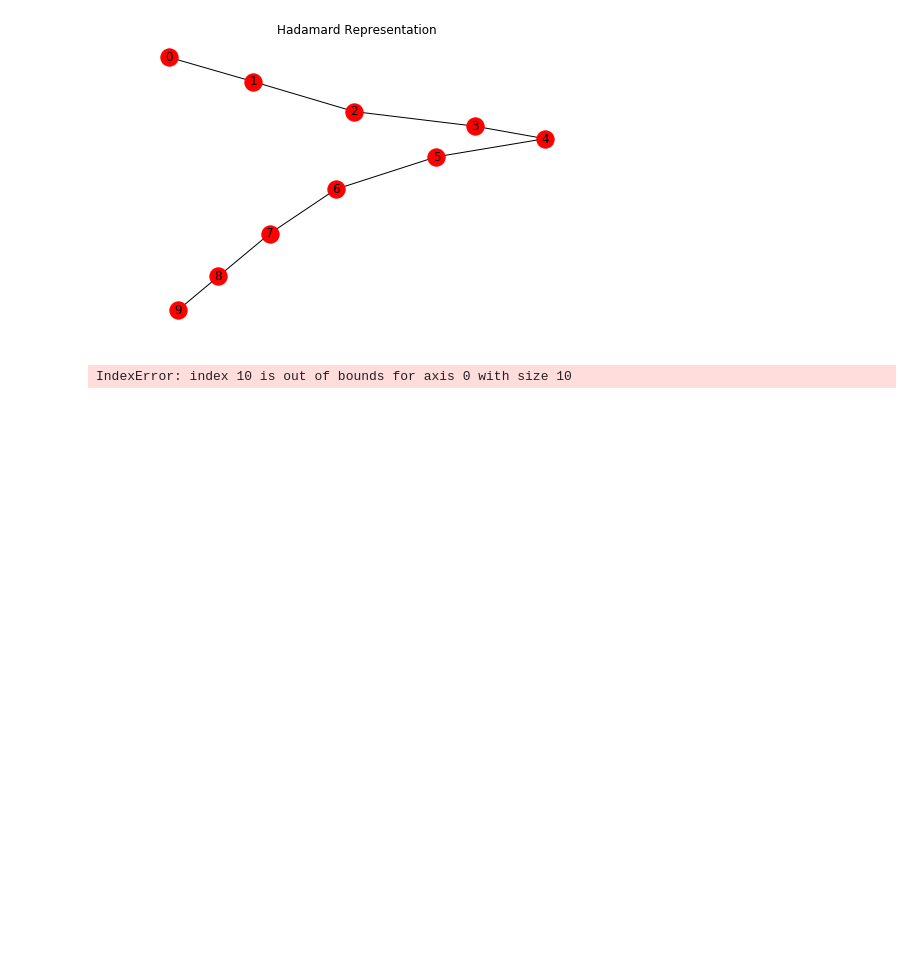
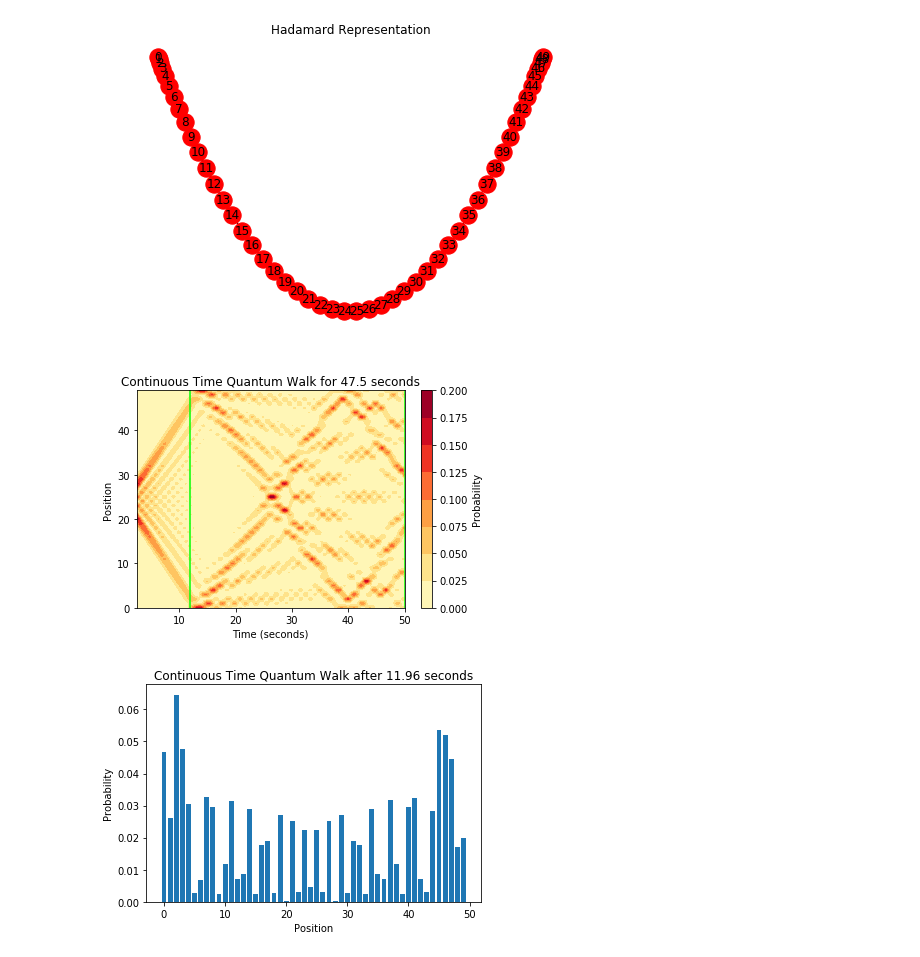
Before and after one commit to gmitchener/quantum_project, a Jupyter notebook: CTQW_notebook.ipynb, the cells around one changed output. Saved outputs shown, nothing was run; the diff lists cells and outputs as text; code cells hidden in the pictures; blank space fills up the shorter version.

```diff
--- a/CTQW_notebook.ipynb
+++ b/CTQW_notebook.ipynb
@@ -79,5 +154,6 @@ def CTQW_line_contour(N, t):
-# %%
-CTQW_line_contour(10,5)
-# %% [output]
-[figure, removed]
-IndexError: index 10 is out of bounds for axis 0 with size 10
+# %%
+x,y,z = CTQW_line(line_hadamard, 50, 2.5, 50)
+# %% [output]
+[figure, added]
+[figure, added]
+[figure, added]
```
Also changed, not shown: parts of 18 cells of this notebook, 1 other file.
